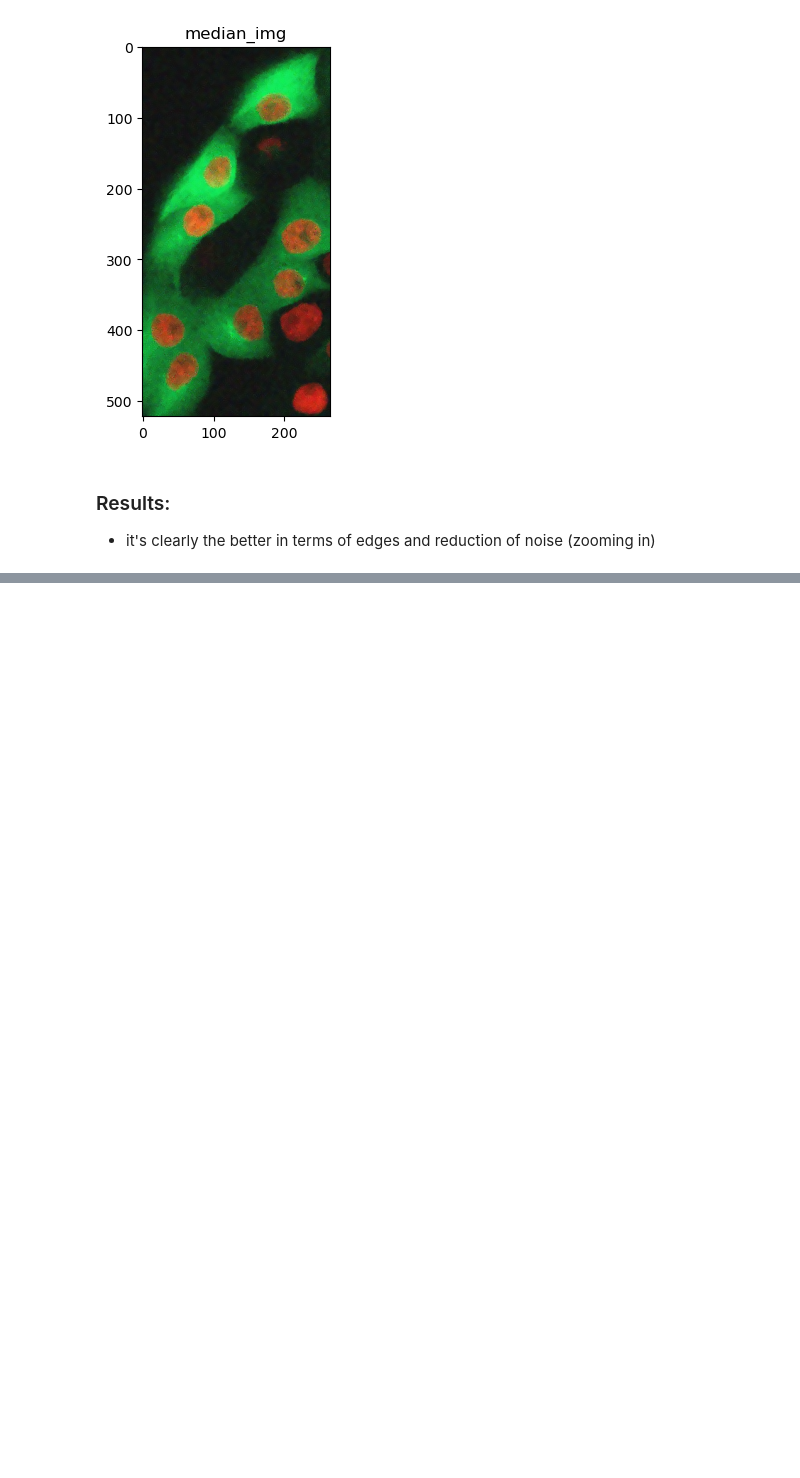
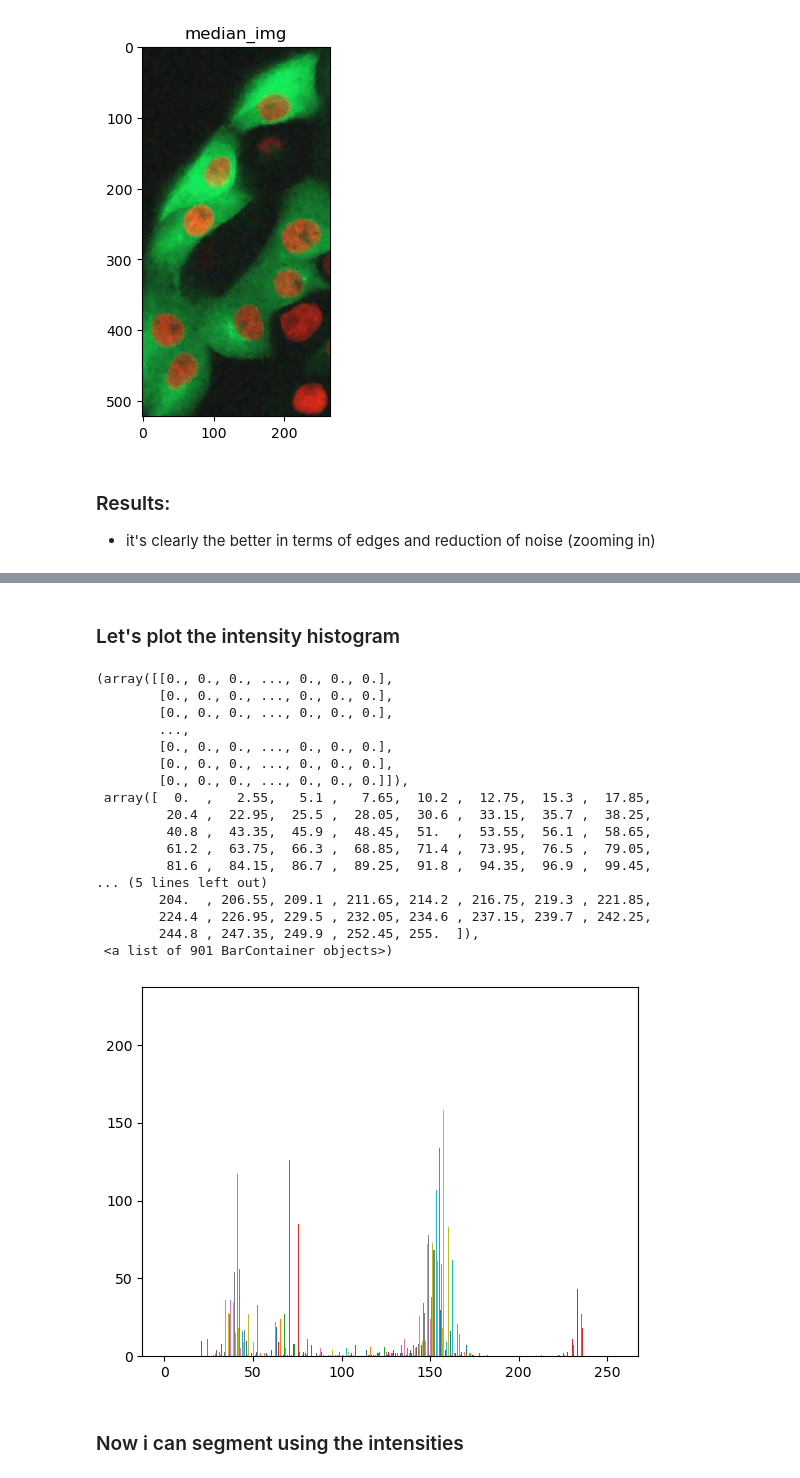
Before and after one commit to SimBoex/nuclei-segmentation, a Jupyter notebook: image-processing/DenoisingFilters.ipynb, the cells around one changed output, grey strips where cells are left out. Cells and saved outputs as stored; diff of their text form; code cells hidden in the pictures; blank space fills up the shorter version.

```diff
--- a/image-processing/DenoisingFilters.ipynb
+++ b/image-processing/DenoisingFilters.ipynb
@@ -187,0 +225,25 @@ plt.show()
+# %% [markdown]
+### Let's plot the intensity histogram
+# %%
+plt.hist(denoise_img_as_8byte, bins=100, range=(0,255))  #.flat returns the flattened numpy array (1D)
+# %% [output]
+(array([[0., 0., 0., ..., 0., 0., 0.],
+        [0., 0., 0., ..., 0., 0., 0.],
+        [0., 0., 0., ..., 0., 0., 0.],
+        ...,
+        [0., 0., 0., ..., 0., 0., 0.],
+        [0., 0., 0., ..., 0., 0., 0.],
+        [0., 0., 0., ..., 0., 0., 0.]]),
+ array([  0.  ,   2.55,   5.1 ,   7.65,  10.2 ,  12.75,  15.3 ,  17.85,
+         20.4 ,  22.95,  25.5 ,  28.05,  30.6 ,  33.15,  35.7 ,  38.25,
+         40.8 ,  43.35,  45.9 ,  48.45,  51.  ,  53.55,  56.1 ,  58.65,
+         61.2 ,  63.75,  66.3 ,  68.85,  71.4 ,  73.95,  76.5 ,  79.05,
+         81.6 ,  84.15,  86.7 ,  89.25,  91.8 ,  94.35,  96.9 ,  99.45,
+... (5 lines left out)
+        204.  , 206.55, 209.1 , 211.65, 214.2 , 216.75, 219.3 , 221.85,
+        224.4 , 226.95, 229.5 , 232.05, 234.6 , 237.15, 239.7 , 242.25,
+        244.8 , 247.35, 249.9 , 252.45, 255.  ]),
+ <a list of 901 BarContainer objects>)
+[figure, added]
+# %% [markdown]
+### Now i can segment using the intensities
```
Also changed, not shown: parts of 15 cells of this notebook, 1 other file.
